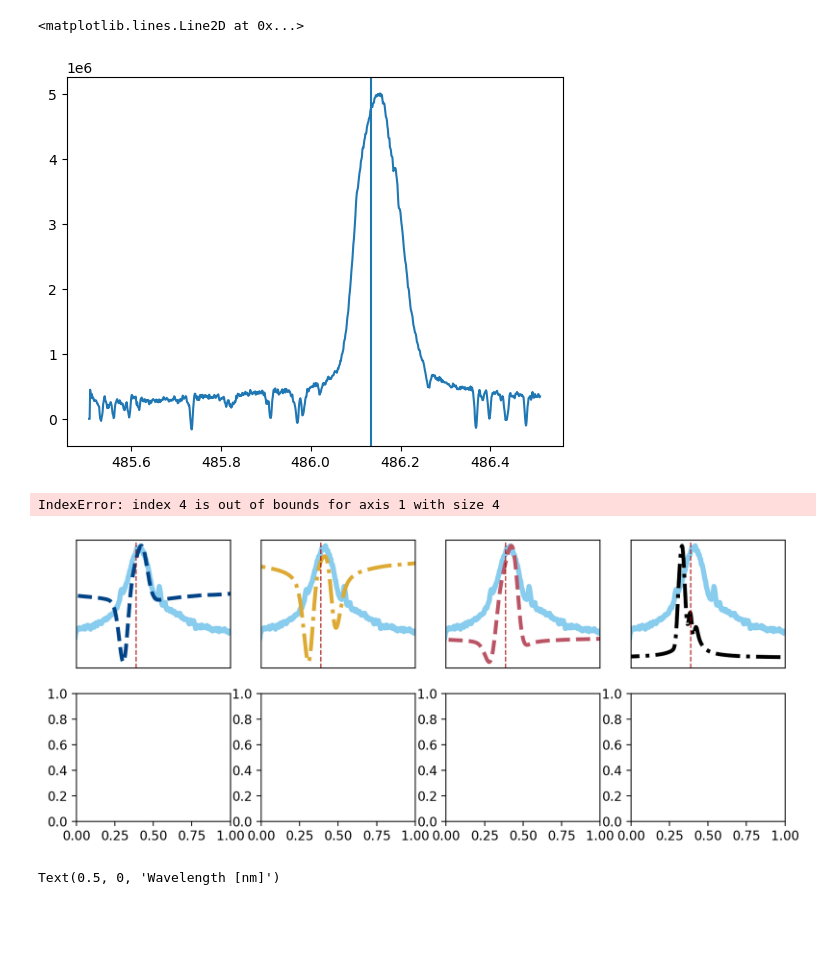
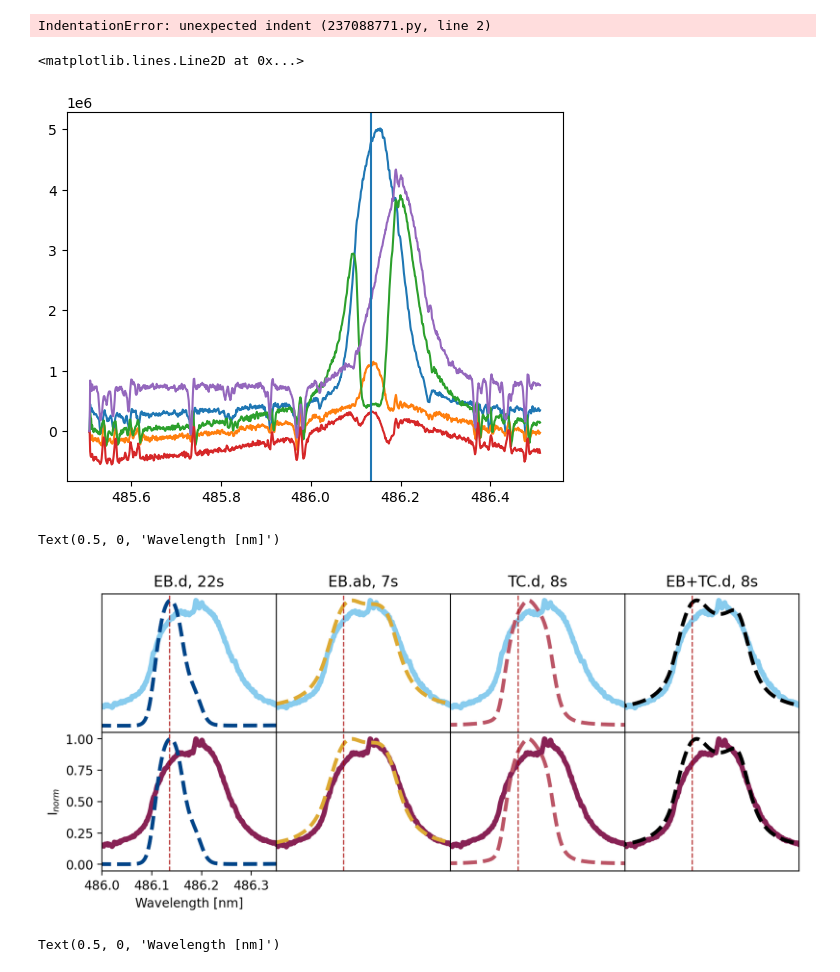
Before and after one commit to coletamburri2112/Flare_Patrol_Analysis, a Jupyter notebook: NOTEBOOKS/11Aug2024_DKIST_RADYN+RH_comp_hbeta.ipynb, the cells around one changed output. Saved outputs shown, nothing was run; the diff lists cells and outputs as text; code cells hidden in the pictures; blank space fills up the shorter version.

```diff
--- a/NOTEBOOKS/11Aug2024_DKIST_RADYN+RH_comp_hbeta.ipynb
+++ b/NOTEBOOKS/11Aug2024_DKIST_RADYN+RH_comp_hbeta.ipynb
@@ -158,12 +158,12 @@ def doppler_shift_to_wavelength(observed_wavelength, velocity):
 #define models to compare
 base = '/Users/coletamburri/Desktop/RH_Versions_and_Tools/RH_output_files_npz/'
 modelnameqs = '11Aug_Cclass_A_final_0s_mu1.npz' #same for all
-modelnameqs05 = '11Aug_Cclass_A_final_0s_mu0.5.npz' #same for all
-modelnameqs0 = 'rhf1d_11Aug_Cclass_A_final_0s_mu0.npz' #same for all
+#modelnameqs05 = '11Aug_Cclass_A_final_0s_mu0.5.npz' #same for all
+#modelnameqs0 = 'rhf1d_11Aug_Cclass_A_final_0s_mu0.npz' #same for all
 
 
 
-feature = 'blueshift' #red or deepheating or symmetric or blueshift
+feature = 'deepheating' #red or deepheating or symmetric or blueshift
 models = []
 # for redshift figure
 if feature == 'red':
@@ -344,10 +349,28 @@ IndexError: tuple index out of range
+# %%
+[80,1090],
+        [75,1110],
+        [82,1140]]
+# %% [output]
+IndentationError: unexpected indent (237088771.py, line 2)
 # %%
 fig,ax=plt.subplots()
 ax.plot(dkist_wl,dkist_int[lowvisp+80,:,860])
+ax.plot(dkist_wl,dkist_int[lowvisp+75,:,1110])
+ax.plot(dkist_wl,dkist_int[lowvisp+75,:,1436])
+ax.plot(dkist_wl,dkist_int[lowvisp+20,:,1200])
+ax.plot(dkist_wl,dkist_int[lowvisp+62,:,1483])
+
+
+
+
+
+
+
+
 ax.axvline(486.135)
 # %% [output]
 <matplotlib.lines.Line2D at 0x...>
-[figure, old version]
+[figure, new version]
 # %%
 model_choiceqs = np.load(base+modelnameqs)
 hbetainds = np.where((model_choiceqs['wl_rh']>485.95) & (model_choiceqs['wl_rh']< 486.5))
@@ -378,21 +401,8 @@ for i in range(len(models)):
 
     yconv1=psf_adjust(model1_copy_wl,model1_copy_int,fwhm,dkist_wl)
 
-    if feature=='deepheating' and i==1:
-        model_choiceqs = np.load(base+modelnameqs0)
-        hbetainds = np.where((model_choiceqs['wl_rh']>485.95) & (model_choiceqs['wl_rh']< 486.5))
-
-        #define quiet sun stuff
-        model_choiceqs_wl = model_choiceqs['wl_rh'][hbetainds]
-        model_choiceqs_int = model_choiceqs['int_rh'][hbetainds]
-        model_choiceqs_wlshift = model_choiceqs_wl-lamb0
-
-        dkist_wl_shift = dkist_wl-lamb0
-
-        yconvqs = psf_adjust(model_choiceqs_wl,model_choiceqs_int,fwhm,dkist_wl)
-
-    # if feature=='symmetric' and i==1 or feature=='symmetric' and i==2:
-    #     model_choiceqs = np.load(base+modelnameqs05)
+    # if feature=='deepheating' and i==1:
+    #     model_choiceqs = np.load(base+modelnameqs0)
     #     hbetainds = np.where((model_choiceqs['wl_rh']>485.95) & (model_choiceqs['wl_rh']< 486.5))
 
     #     #define quiet sun stuff
@@ -403,6 +413,19 @@ for i in range(len(models)):
     #     dkist_wl_shift = dkist_wl-lamb0
 
     #     yconvqs = psf_adjust(model_choiceqs_wl,model_choiceqs_int,fwhm,dkist_wl)
+
+    # # if feature=='symmetric' and i==1 or feature=='symmetric' and i==2:
+    # #     model_choiceqs = np.load(base+modelnameqs05)
+    # #     hbetainds = np.where((model_choiceqs['wl_rh']>485.95) & (model_choiceqs['wl_rh']< 486.5))
+
+    # #     #define quiet sun stuff
+    # #     model_choiceqs_wl = model_choiceqs['wl_rh'][hbetainds]
+    # #     model_choiceqs_int = model_choiceqs['int_rh'][hbetainds]
+    # #     model_choiceqs_wlshift = model_choiceqs_wl-lamb0
+
+    # #     dkist_wl_shift = dkist_wl-lamb0
+
+    # #     yconvqs = psf_adjust(model_choiceqs_wl,model_choiceqs_int,fwhm,dkist_wl)
 
     model_subtract1 = yconv1-yconvqs
 
@@ -484,36 +507,36 @@ colors=tol_colors.tol_cset('muted')[4:6]
 
 modcolors=tol_colors.tol_cset('high-contrast')
 
-modstyles = ['--','-.','--','-.']
+modstyles = ['--','--','--','--']
 fig,ax=plt.subplots(2,4,dpi=200,figsize=(10,4))
 for i in range(len(choice_is)):
     for j in range(len(modelscomp)):
         ax[i,j].plot(dkist_wl,normalize_range(dkist_int[lowvisp+int(cc[choice_is[i]][0]),:,int(cc[choice_is[i]][1])]),alpha=1,linewidth=4,c=colors[i])
         ax[i,j].plot(dkist_wl,normalize_range(modelscomp[j]),linewidth=3,color=modcolors[j],linestyle=modstyles[j])
         ax[i,j].set_xlim([486.0,486.35])
 
         if j!=0 or i!=1:
             ax[i,j].set_xticks([])
             ax[i,j].set_yticks([])
 
 
 
         ax[i,j].axvline(486.135,c='black',linestyle='dashed',linewidth=1,alpha=0.5)
 
         ax[i,j].axvline(486.135,c='red',linestyle='dashed',linewidth=1,alpha=0.5)
 
 ax[0,0].set_title('EB.d, 22s')
 ax[0,1].set_title('EB.ab, 7s')
 ax[0,2].set_title('TC.d, 8s')
 ax[0,3].set_title('EB+TC.d, 8s')
 
 fig.subplots_adjust(hspace=0, wspace=0)
 
 ax[1,0].set_ylabel(r'I$_{norm}$')
 ax[1,0].set_xlabel('Wavelength [nm]')
 # %% [output]
-IndexError: index 4 is out of bounds for axis 1 with size 4
+Text(0.5, 0, 'Wavelength [nm]')
-[figure, old version]
+[figure, new version]
 # %%
 #for blueshifts
 
```
Also changed, not shown: parts of 11 cells of this notebook, 5 other files.
